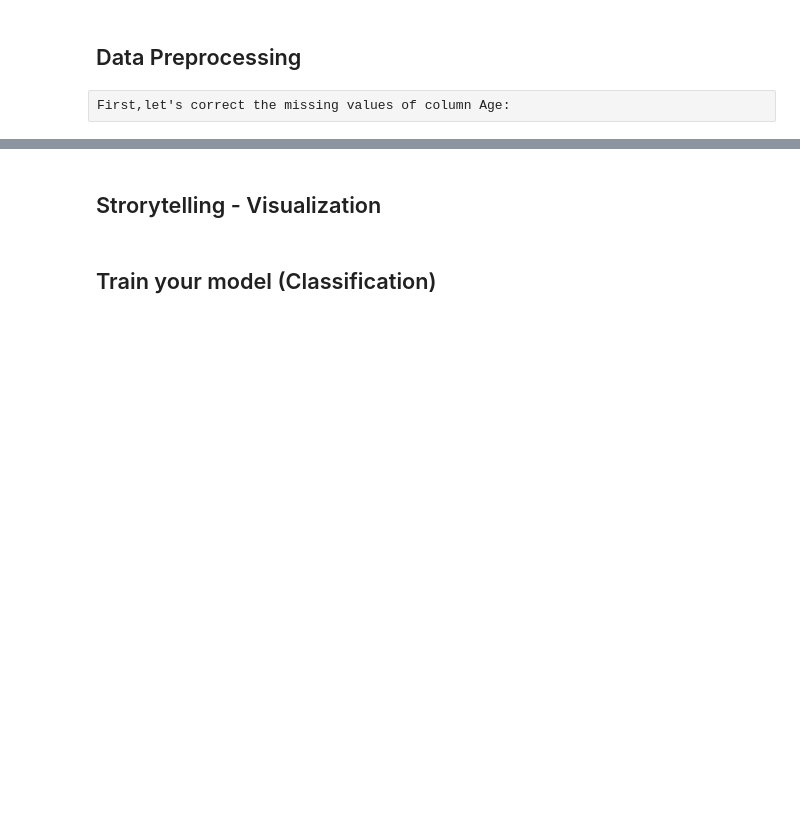
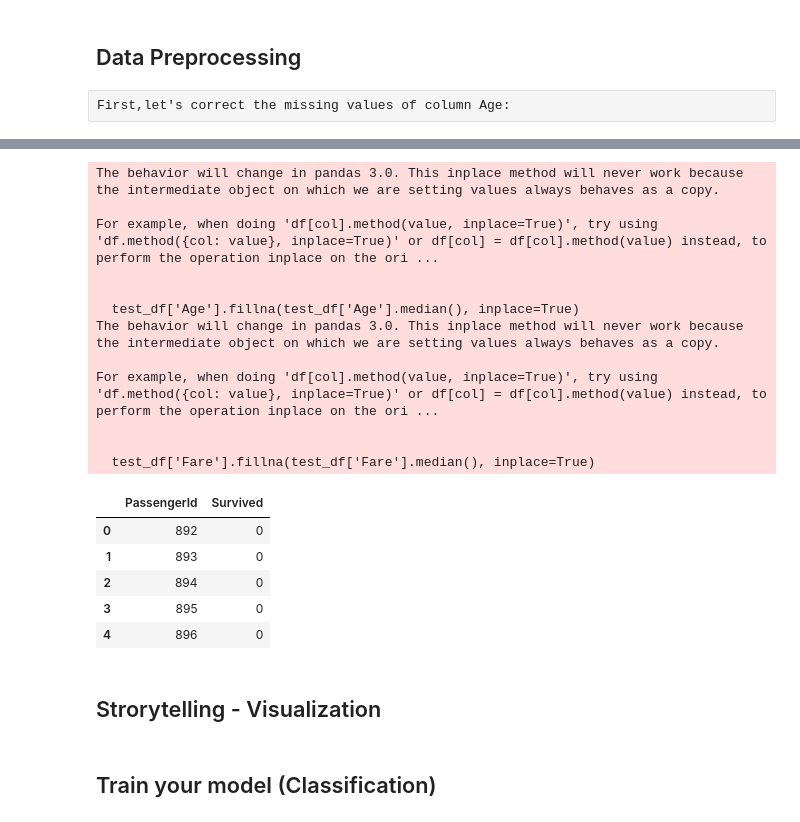
Before and after one commit to ElaheGL/Titanic-Survival-Prediction, a Jupyter notebook: mini project3(Titanic).ipynb, the cells around one changed output, grey strips where cells are left out. Drawn from its saved outputs; the diff is of its cells as text; code cells hidden in the pictures; blank space fills up the shorter version.

```diff
--- a/mini project3(Titanic).ipynb
+++ b/mini project3(Titanic).ipynb
@@ -236,3 +196,41 @@ dtype: int64
+# %%
+# Preprocess the test set similarly (fill missing values, encode categorical variables)
+test_df['Age'].fillna(test_df['Age'].median(), inplace=True)
+test_df['Fare'].fillna(test_df['Fare'].median(), inplace=True)
+test_df['Sex'] = test_df['Sex'].map({'female': 0, 'male': 1})
+test_df = pd.get_dummies(test_df, columns=['Embarked'], drop_first=True)
+test_df.drop(['Name', 'Ticket', 'Cabin'], axis=1, inplace=True)
+
+# Make predictions on the test set
+test_predictions = model.predict(test_df)
+
+# Prepare the submission dataframe
+submission = pd.DataFrame({'PassengerId': test_df['PassengerId'], 'Survived': test_predictions})
+
+# Save the predictions to a CSV file
+submission.to_csv('submission.csv', index=False)
+
+# Display the first few rows of the submission
+submission.head()
+# %% [output]
+The behavior will change in pandas 3.0. This inplace method will never work because the intermediate object on which we are setting values always behaves as a copy.
+
+For example, when doing 'df[col].method(value, inplace=True)', try using 'df.method({col: value}, inplace=True)' or df[col] = df[col].method(value) instead, to perform the operation inplace on the ori ...
+
+
+  test_df['Age'].fillna(test_df['Age'].median(), inplace=True)
+The behavior will change in pandas 3.0. This inplace method will never work because the intermediate object on which we are setting values always behaves as a copy.
+
+For example, when doing 'df[col].method(value, inplace=True)', try using 'df.method({col: value}, inplace=True)' or df[col] = df[col].method(value) instead, to perform the operation inplace on the ori ...
+
+
+  test_df['Fare'].fillna(test_df['Fare'].median(), inplace=True)
+|  | PassengerId | Survived |
+| 0 | 892 | 0 |
+| 1 | 893 | 0 |
+| 2 | 894 | 0 |
+| 3 | 895 | 0 |
+| 4 | 896 | 0 |
 # %% [markdown]
 ## Strorytelling - Visualization
 # %% [markdown]
```
Also changed, not shown: parts of 33 cells of this notebook.
